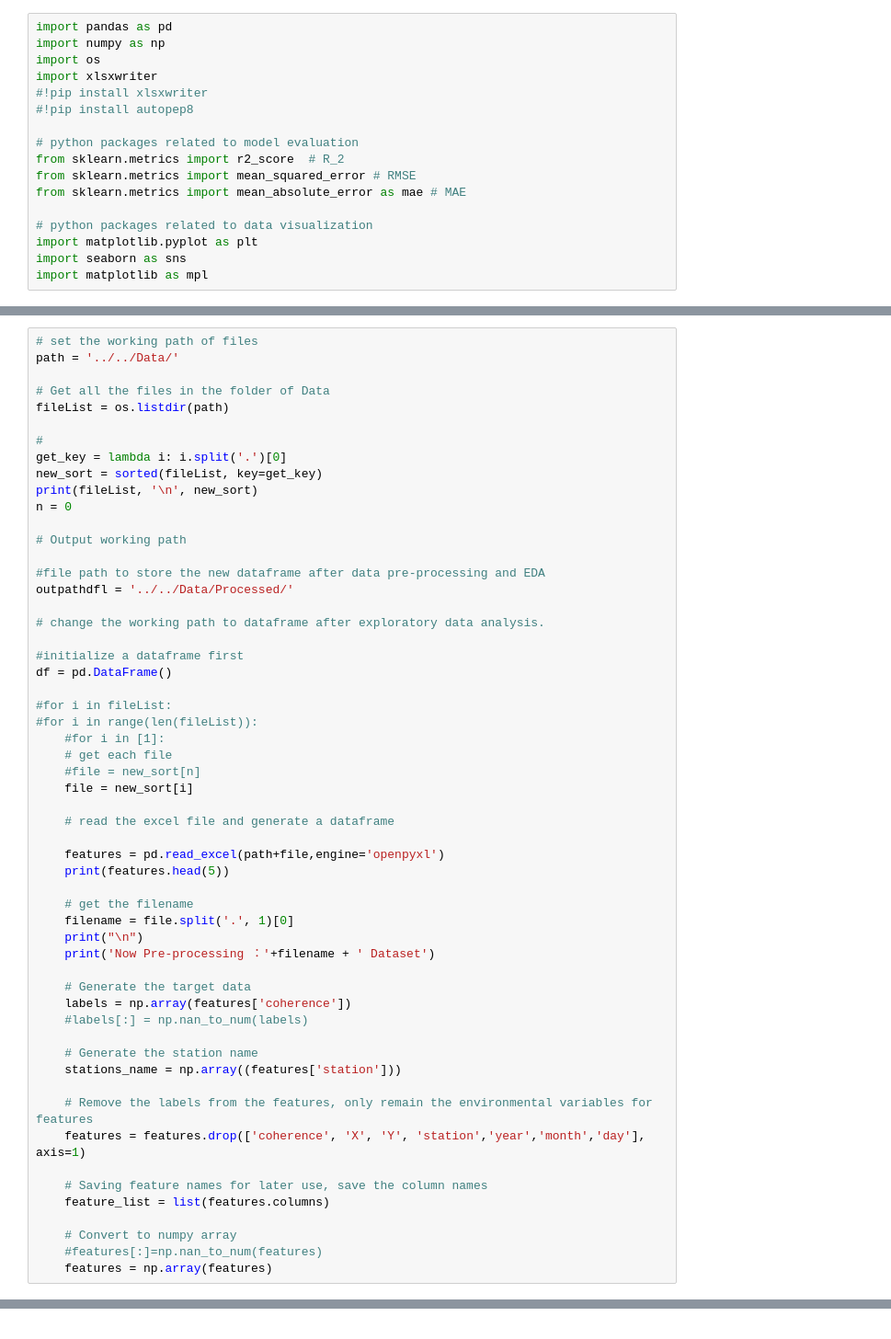
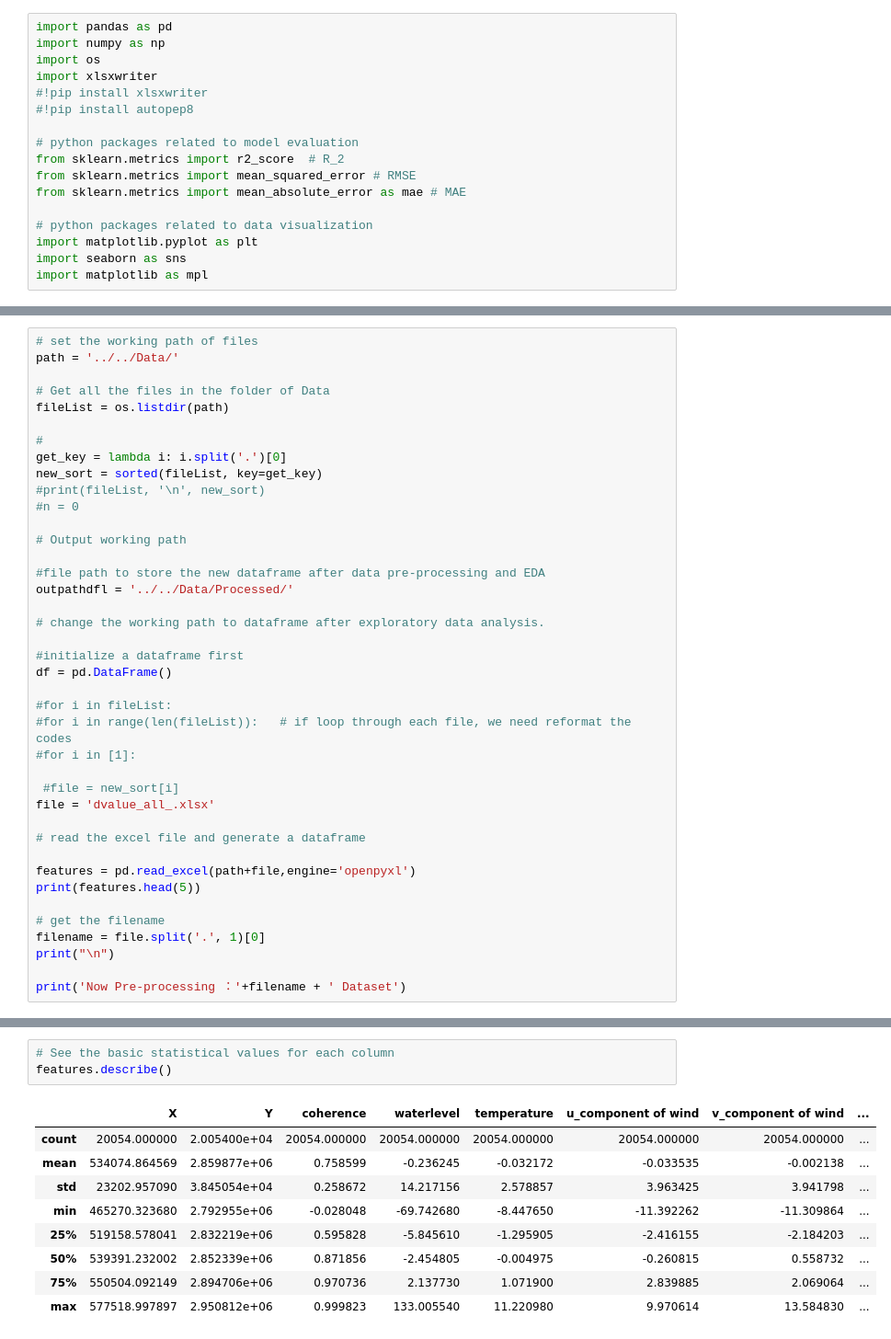
Before and after one commit to sophie8910/ML-ImpactorsOnInSARCoherence, a Jupyter notebook: Codes/Python/Step1_Exploring_Data.ipynb, the cells around one changed output, grey strips where cells are left out. Shown at 92% size. Drawn from its saved outputs; the diff is of its cells as text.

```diff
--- a/Codes/Python/Step1_Exploring_Data.ipynb
+++ b/Codes/Python/Step1_Exploring_Data.ipynb
@@ -32,8 +47,8 @@ fileList = os.listdir(path)
 #
 get_key = lambda i: i.split('.')[0]
 new_sort = sorted(fileList, key=get_key)
-print(fileList, '\n', new_sort)
-n = 0
+#print(fileList, '\n', new_sort)
+#n = 0
 
 # Output working path
 
@@ -46,36 +61,20 @@ outpathdfl = '../../Data/Processed/'
 df = pd.DataFrame()
 
 #for i in fileList:
-#for i in range(len(fileList)):
-    #for i in [1]:
-    # get each file
-    #file = new_sort[n]
-    file = new_sort[i]
+#for i in range(len(fileList)):   # if loop through each file, we need reformat the codes
+#for i in [1]:
 
-    # read the excel file and generate a dataframe
+ #file = new_sort[i]
+file = 'dvalue_all_.xlsx'
 
-    features = pd.read_excel(path+file,engine='openpyxl')
-    print(features.head(5))
+# read the excel file and generate a dataframe
 
-    # get the filename
-    filename = file.split('.', 1)[0]
-    print("\n")
-    print('Now Pre-processing ：'+filename + ' Dataset')
+features = pd.read_excel(path+file,engine='openpyxl')
+print(features.head(5))
 
-    # Generate the target data
-    labels = np.array(features['coherence'])
-    #labels[:] = np.nan_to_num(labels)
+# get the filename
+filename = file.split('.', 1)[0]
+print("\n")
 
-    # Generate the station name
-    stations_name = np.array((features['station']))
-
-    # Remove the labels from the features, only remain the environmental variables for features
-    features = features.drop(['coherence', 'X', 'Y', 'station','year','month','day'], axis=1)
-
-    # Saving feature names for later use, save the column names
-    feature_list = list(features.columns)
-
-    # Convert to numpy array
-    #features[:]=np.nan_to_num(features)
-    features = np.array(features)
+print('Now Pre-processing ：'+filename + ' Dataset')
 # %% [output]
@@ -82,0 +143,13 @@ IndentationError: unexpected indent (1656426342.py, line 28)
+# %%
+# See the basic statistical values for each column
+features.describe()
+# %% [output]
+|  | X | Y | coherence | waterlevel | temperature | u_component of wind | v_component of wind | ... |
+| count | 20054.000000 | 2.005400e+04 | 20054.000000 | 20054.000000 | 20054.000000 | 20054.000000 | 20054.000000 | ... |
+| mean | 534074.864569 | 2.859877e+06 | 0.758599 | -0.236245 | -0.032172 | -0.033535 | -0.002138 | ... |
+| std | 23202.957090 | 3.845054e+04 | 0.258672 | 14.217156 | 2.578857 | 3.963425 | 3.941798 | ... |
+| min | 465270.323680 | 2.792955e+06 | -0.028048 | -69.742680 | -8.447650 | -11.392262 | -11.309864 | ... |
+| 25% | 519158.578041 | 2.832219e+06 | 0.595828 | -5.845610 | -1.295905 | -2.416155 | -2.184203 | ... |
+| 50% | 539391.232002 | 2.852339e+06 | 0.871856 | -2.454805 | -0.004975 | -0.260815 | 0.558732 | ... |
+| 75% | 550504.092149 | 2.894706e+06 | 0.970736 | 2.137730 | 1.071900 | 2.839885 | 2.069064 | ... |
+| max | 577518.997897 | 2.950812e+06 | 0.999823 | 133.005540 | 11.220980 | 9.970614 | 13.584830 | ... |
```
Also changed, not shown: parts of 14 cells of this notebook, 12 other files.
